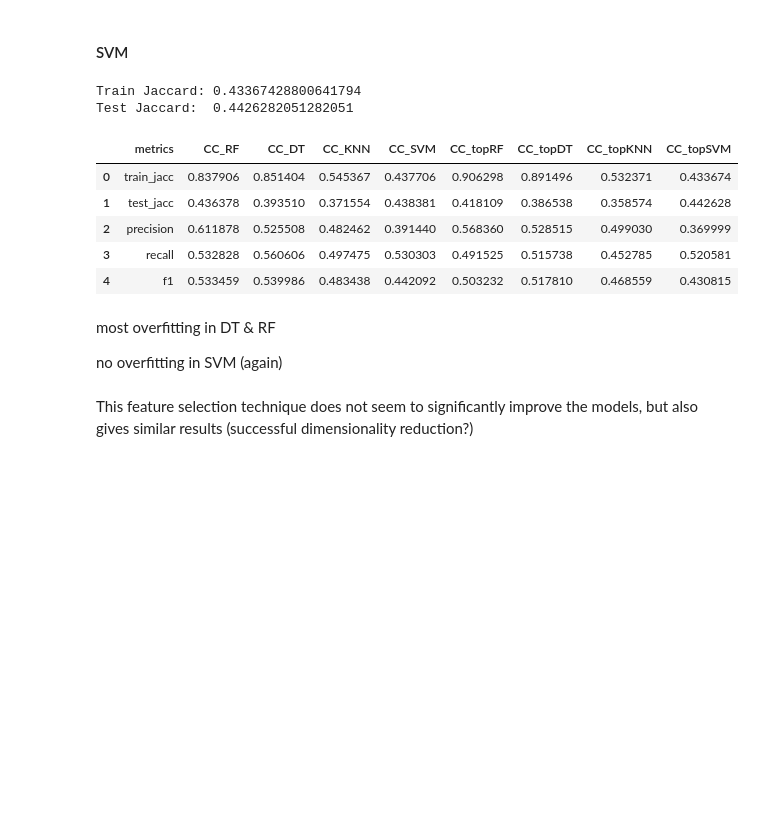
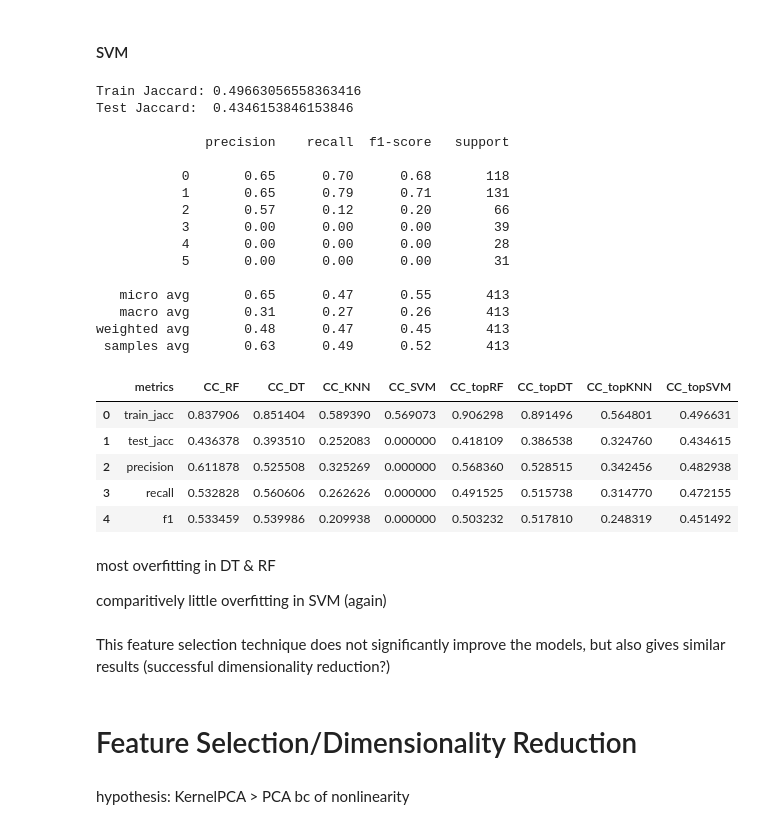
Before and after one commit to alainareeba/BIOL3340_EnzymeClassification, a Jupyter notebook: notebooks/enzymes_classifierchain.ipynb, the cells around one changed output. Drawn from its saved outputs; the diff is of its cells as text; code cells hidden in the pictures; blank space fills up the shorter version.

```diff
--- a/notebooks/enzymes_classifierchain.ipynb
+++ b/notebooks/enzymes_classifierchain.ipynb
@@ -580,12 +674,26 @@ Test Jaccard:  0.38653846153846155
 ##### STANDARDIZE DATA
 
 - better for KNN & SVM
+# %%
+X_train, X_test, Y_train, Y_test = train_test_split(X, Y, test_size=0.2, random_state=1203)
 # %%
 scaler = StandardScaler()
 
+#train
+X_train_scaled=X_train.copy()
+
 #isolate & skip over binary cols
-binary_cols = X.columns[X.nunique() == 2]
-cont_cols = X.columns[X.nunique() > 2]
+binary_cols = X_train_scaled.columns[X_train_scaled.nunique() == 2]
+cont_cols = X_train_scaled.columns[X_train_scaled.nunique() > 2]
 
-scaler = StandardScaler()
-X[cont_cols] = scaler.fit_transform(X[cont_cols])
+X_train_scaled[cont_cols] = scaler.fit_transform(X_train_scaled[cont_cols])
+
+
+#test
+X_test_scaled=X_test.copy()
+
+#isolate & skip over binary cols
+binary_cols = X_test_scaled.columns[X_test_scaled.nunique() == 2]
+cont_cols = X_test_scaled.columns[X_test_scaled.nunique() > 2]
+
+X_test_scaled[cont_cols] = scaler.fit_transform(X_test_scaled[cont_cols])
@@ -599,12 +701,12 @@ See the caveats in the documentation: https://pandas.pydata.org/pandas-docs/stab
 base_rf = KNeighborsClassifier(n_neighbors=5)
 chain = ClassifierChain(base_rf, order='random', random_state=1203)
 
-y_pred=chain.fit(X_train, Y_train).predict(X_test)
-y_prob=chain.predict_proba(X_test)
+y_pred=chain.fit(X_train_scaled, Y_train).predict(X_test)
+y_prob=chain.predict_proba(X_test_scaled)
 
 
 # Predictions
-Y_pred_train = chain.predict(X_train)
+Y_pred_train = chain.predict(X_train_scaled)
 #Y_pred_test = chain.predict(X_test)
 
 # Jaccard Score
@@ -612,9 +714,9 @@ train_jaccard = jaccard_score(Y_train, Y_pred_train, average="samples")
 test_jaccard = jaccard_score(Y_test, y_pred, average="samples")
 
 print(f"Train Jaccard: {train_jaccard}")
-print(f"Test Jaccard:  {test_jaccard}")
+print(f"Test Jaccard:  {test_jaccard}\n")
 
-
+print(classification_report(Y_test,y_pred),"\n\n")
 
 metrics_df["CC_topKNN"] = [train_jaccard, test_jaccard,
                     precision_score(Y_test, y_pred,average="weighted"), #'precision'
@@ -636,42 +752,56 @@ Test Jaccard:  0.358573717948718
 # %%
 base_rf = SVC(random_state=1203)
 chain = ClassifierChain(base_rf, order='random', random_state=1203)
 
-y_pred=chain.fit(X_train, Y_train).predict(X_test)
+y_pred=chain.fit(X_train_scaled, Y_train).predict(X_test_scaled)
 #y_prob=chain.predict_proba(X_test)
 
 
 # Predictions
-Y_pred_train = chain.predict(X_train)
+Y_pred_train = chain.predict(X_train_scaled)
 #Y_pred_test = chain.predict(X_test)
 
 # Jaccard Score
 train_jaccard = jaccard_score(Y_train, Y_pred_train, average="samples")
 test_jaccard = jaccard_score(Y_test, y_pred, average="samples")
 
 print(f"Train Jaccard: {train_jaccard}")
-print(f"Test Jaccard:  {test_jaccard}")
+print(f"Test Jaccard:  {test_jaccard}\n")
 
-
+print(classification_report(Y_test,y_pred),"\n\n")
 
 metrics_df["CC_topSVM"] = [train_jaccard, test_jaccard,
                     precision_score(Y_test, y_pred,average="weighted"), #'precision'
                     recall_score(Y_test, y_pred,average="weighted"), #'recall'
                     f1_score(Y_test, y_pred,average="weighted")]
 
 metrics_df
 # %% [output]
-Train Jaccard: 0.43367428800641794
-Test Jaccard:  0.4426282051282051
+Train Jaccard: 0.49663056558363416
+Test Jaccard:  0.4346153846153846
+
+              precision    recall  f1-score   support
+
+           0       0.65      0.70      0.68       118
+           1       0.65      0.79      0.71       131
+           2       0.57      0.12      0.20        66
+           3       0.00      0.00      0.00        39
+           4       0.00      0.00      0.00        28
+           5       0.00      0.00      0.00        31
+
+   micro avg       0.65      0.47      0.55       413
+   macro avg       0.31      0.27      0.26       413
+weighted avg       0.48      0.47      0.45       413
+ samples avg       0.63      0.49      0.52       413
 |  | metrics | CC_RF | CC_DT | CC_KNN | CC_SVM | CC_topRF | CC_topDT | CC_topKNN | CC_topSVM |
-| 0 | train_jacc | 0.837906 | 0.851404 | 0.545367 | 0.437706 | 0.906298 | 0.891496 | 0.532371 | 0.433674 |
-| 1 | test_jacc | 0.436378 | 0.393510 | 0.371554 | 0.438381 | 0.418109 | 0.386538 | 0.358574 | 0.442628 |
-| 2 | precision | 0.611878 | 0.525508 | 0.482462 | 0.391440 | 0.568360 | 0.528515 | 0.499030 | 0.369999 |
-| 3 | recall | 0.532828 | 0.560606 | 0.497475 | 0.530303 | 0.491525 | 0.515738 | 0.452785 | 0.520581 |
-| 4 | f1 | 0.533459 | 0.539986 | 0.483438 | 0.442092 | 0.503232 | 0.517810 | 0.468559 | 0.430815 |
+| 0 | train_jacc | 0.837906 | 0.851404 | 0.589390 | 0.569073 | 0.906298 | 0.891496 | 0.564801 | 0.496631 |
+| 1 | test_jacc | 0.436378 | 0.393510 | 0.252083 | 0.000000 | 0.418109 | 0.386538 | 0.324760 | 0.434615 |
+| 2 | precision | 0.611878 | 0.525508 | 0.325269 | 0.000000 | 0.568360 | 0.528515 | 0.342456 | 0.482938 |
+| 3 | recall | 0.532828 | 0.560606 | 0.262626 | 0.000000 | 0.491525 | 0.515738 | 0.314770 | 0.472155 |
+| 4 | f1 | 0.533459 | 0.539986 | 0.209938 | 0.000000 | 0.503232 | 0.517810 | 0.248319 | 0.451492 |
 # %% [markdown]
 most overfitting in DT & RF
 
-no overfitting in SVM (again)
+comparitively little overfitting in SVM (again)
 # %% [markdown]
-This feature selection technique does not seem to significantly improve the models, but also gives similar results (successful dimensionality reduction?)
+This feature selection technique does not significantly improve the models, but also gives similar results (successful dimensionality reduction?)
@@ -677,0 +810,4 @@ This feature selection technique does not seem to significantly improve the mode
+# %% [markdown]
+# Feature Selection/Dimensionality Reduction
+# %% [markdown]
+hypothesis: KernelPCA > PCA bc of nonlinearity
```
Also changed, not shown: parts of 23 cells of this notebook.
